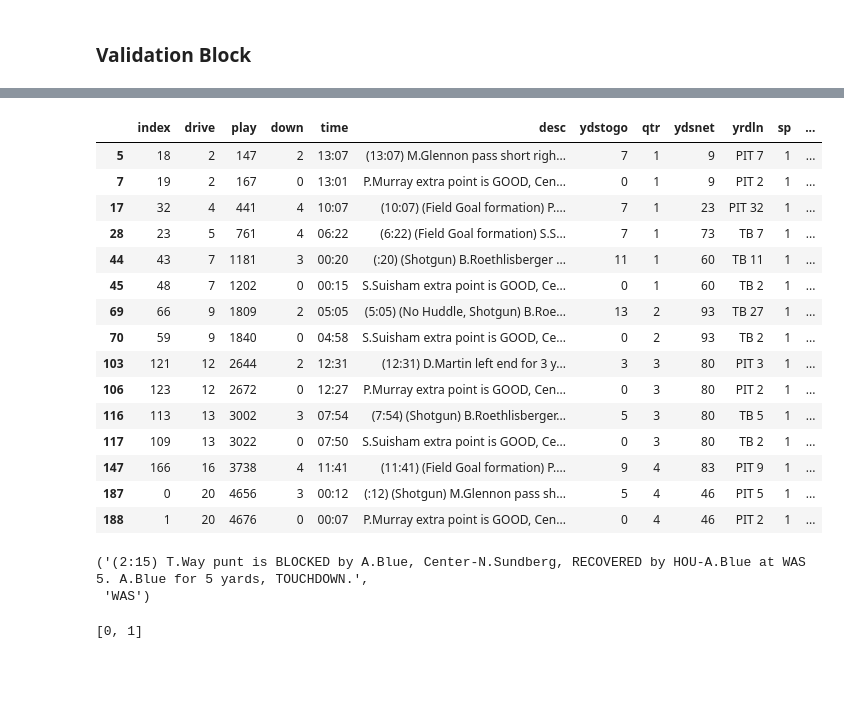
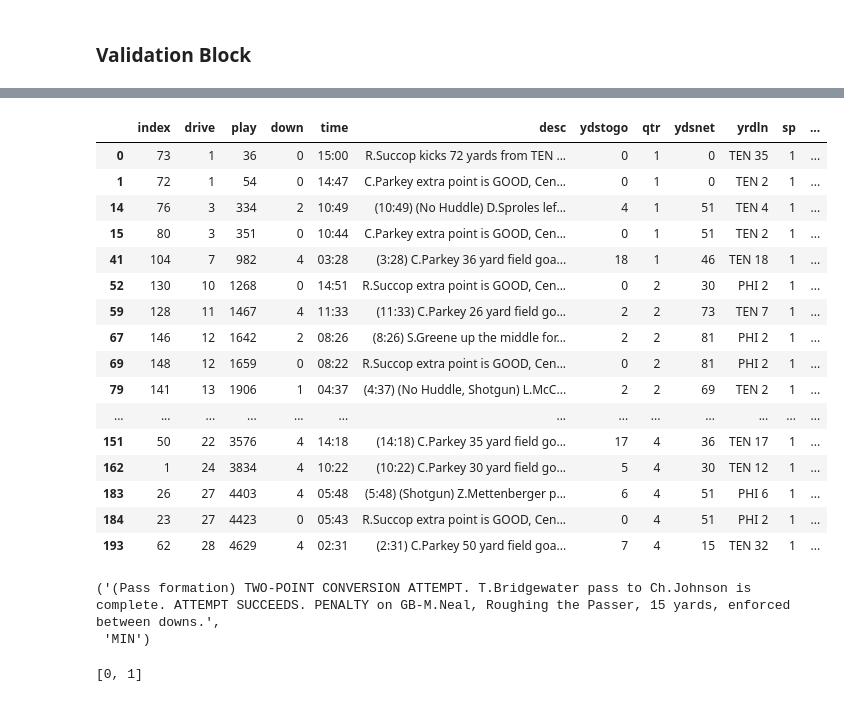
Before and after one commit to tyagi-iiitv/NFLLive, a Jupyter notebook: ParseRawData.ipynb, the cells around one changed output, grey strips where cells are left out. Cells and saved outputs as stored; diff of their text form; code cells hidden in the pictures; blank space fills up the shorter version.

```diff
--- a/ParseRawData.ipynb
+++ b/ParseRawData.ipynb
@@ -627,30 +647,31 @@ df.iloc[120].desc, df.iloc[120].posteam
 # %%
-eid = 2014092807
+eid = 2014112307
 df = pd.read_csv('data/game_data/'+str(eid)+'_plays.csv')
 df = df.sort_values(by=['qtr', 'time'], ascending=[True, False], axis=0).reset_index()
 df[df.sp == 1]
 # %% [output]
 |  | index | drive | play | down | time | desc | ydstogo | qtr | ydsnet | yrdln | sp | ... |
-| 5 | 18 | 2 | 147 | 2 | 13:07 | (13:07) M.Glennon pass short righ... | 7 | 1 | 9 | PIT 7 | 1 | ... |
-| 7 | 19 | 2 | 167 | 0 | 13:01 | P.Murray extra point is GOOD, Cen... | 0 | 1 | 9 | PIT 2 | 1 | ... |
-| 17 | 32 | 4 | 441 | 4 | 10:07 | (10:07) (Field Goal formation) P.... | 7 | 1 | 23 | PIT 32 | 1 | ... |
-| 28 | 23 | 5 | 761 | 4 | 06:22 | (6:22) (Field Goal formation) S.S... | 7 | 1 | 73 | TB 7 | 1 | ... |
-| 44 | 43 | 7 | 1181 | 3 | 00:20 | (:20) (Shotgun) B.Roethlisberger ... | 11 | 1 | 60 | TB 11 | 1 | ... |
-| 45 | 48 | 7 | 1202 | 0 | 00:15 | S.Suisham extra point is GOOD, Ce... | 0 | 1 | 60 | TB 2 | 1 | ... |
-| 69 | 66 | 9 | 1809 | 2 | 05:05 | (5:05) (No Huddle, Shotgun) B.Roe... | 13 | 2 | 93 | TB 27 | 1 | ... |
-| 70 | 59 | 9 | 1840 | 0 | 04:58 | S.Suisham extra point is GOOD, Ce... | 0 | 2 | 93 | TB 2 | 1 | ... |
-| 103 | 121 | 12 | 2644 | 2 | 12:31 | (12:31) D.Martin left end for 3 y... | 3 | 3 | 80 | PIT 3 | 1 | ... |
-| 106 | 123 | 12 | 2672 | 0 | 12:27 | P.Murray extra point is GOOD, Cen... | 0 | 3 | 80 | PIT 2 | 1 | ... |
-| 116 | 113 | 13 | 3002 | 3 | 07:54 | (7:54) (Shotgun) B.Roethlisberger... | 5 | 3 | 80 | TB 5 | 1 | ... |
-| 117 | 109 | 13 | 3022 | 0 | 07:50 | S.Suisham extra point is GOOD, Ce... | 0 | 3 | 80 | TB 2 | 1 | ... |
-| 147 | 166 | 16 | 3738 | 4 | 11:41 | (11:41) (Field Goal formation) P.... | 9 | 4 | 83 | PIT 9 | 1 | ... |
-| 187 | 0 | 20 | 4656 | 3 | 00:12 | (:12) (Shotgun) M.Glennon pass sh... | 5 | 4 | 46 | PIT 5 | 1 | ... |
-| 188 | 1 | 20 | 4676 | 0 | 00:07 | P.Murray extra point is GOOD, Cen... | 0 | 4 | 46 | PIT 2 | 1 | ... |
+| 0 | 73 | 1 | 36 | 0 | 15:00 | R.Succop kicks 72 yards from TEN ... | 0 | 1 | 0 | TEN 35 | 1 | ... |
+| 1 | 72 | 1 | 54 | 0 | 14:47 | C.Parkey extra point is GOOD, Cen... | 0 | 1 | 0 | TEN 2 | 1 | ... |
+| 14 | 76 | 3 | 334 | 2 | 10:49 | (10:49) (No Huddle) D.Sproles lef... | 4 | 1 | 51 | TEN 4 | 1 | ... |
+| 15 | 80 | 3 | 351 | 0 | 10:44 | C.Parkey extra point is GOOD, Cen... | 0 | 1 | 51 | TEN 2 | 1 | ... |
+| 41 | 104 | 7 | 982 | 4 | 03:28 | (3:28) C.Parkey 36 yard field goa... | 18 | 1 | 46 | TEN 18 | 1 | ... |
+| 52 | 130 | 10 | 1268 | 0 | 14:51 | R.Succop extra point is GOOD, Cen... | 0 | 2 | 30 | PHI 2 | 1 | ... |
+| 59 | 128 | 11 | 1467 | 4 | 11:33 | (11:33) C.Parkey 26 yard field go... | 2 | 2 | 73 | TEN 7 | 1 | ... |
+| 67 | 146 | 12 | 1642 | 2 | 08:26 | (8:26) S.Greene up the middle for... | 2 | 2 | 81 | PHI 2 | 1 | ... |
+| 69 | 148 | 12 | 1659 | 0 | 08:22 | R.Succop extra point is GOOD, Cen... | 0 | 2 | 81 | PHI 2 | 1 | ... |
+| 79 | 141 | 13 | 1906 | 1 | 04:37 | (4:37) (No Huddle, Shotgun) L.McC... | 2 | 2 | 69 | TEN 2 | 1 | ... |
+| ... | ... | ... | ... | ... | ... | ... | ... | ... | ... | ... | ... | ... |
+| 151 | 50 | 22 | 3576 | 4 | 14:18 | (14:18) C.Parkey 35 yard field go... | 17 | 4 | 36 | TEN 17 | 1 | ... |
+| 162 | 1 | 24 | 3834 | 4 | 10:22 | (10:22) C.Parkey 30 yard field go... | 5 | 4 | 30 | TEN 12 | 1 | ... |
+| 183 | 26 | 27 | 4403 | 4 | 05:48 | (5:48) (Shotgun) Z.Mettenberger p... | 6 | 4 | 51 | PHI 6 | 1 | ... |
+| 184 | 23 | 27 | 4423 | 0 | 05:43 | R.Succop extra point is GOOD, Cen... | 0 | 4 | 51 | PHI 2 | 1 | ... |
+| 193 | 62 | 28 | 4629 | 4 | 02:31 | (2:31) C.Parkey 50 yard field goa... | 7 | 4 | 15 | TEN 32 | 1 | ... |
 # %%
-df.iloc[67].desc, df.iloc[67].posteam
+df.iloc[160].desc, df.iloc[160].posteam
 # %% [output]
-('(2:15) T.Way punt is BLOCKED by A.Blue, Center-N.Sundberg, RECOVERED by HOU-A.Blue at WAS 5. A.Blue for 5 yards, TOUCHDOWN.',
- 'WAS')
+('(Pass formation) TWO-POINT CONVERSION ATTEMPT. T.Bridgewater pass to Ch.Johnson is complete. ATTEMPT SUCCEEDS. PENALTY on GB-M.Neal, Roughing the Passer, 15 yards, enforced between downs.',
+ 'MIN')
 # %%
 range(2)
 # %% [output]
```
Also changed, not shown: parts of 7 cells of this notebook, 3 other files.
